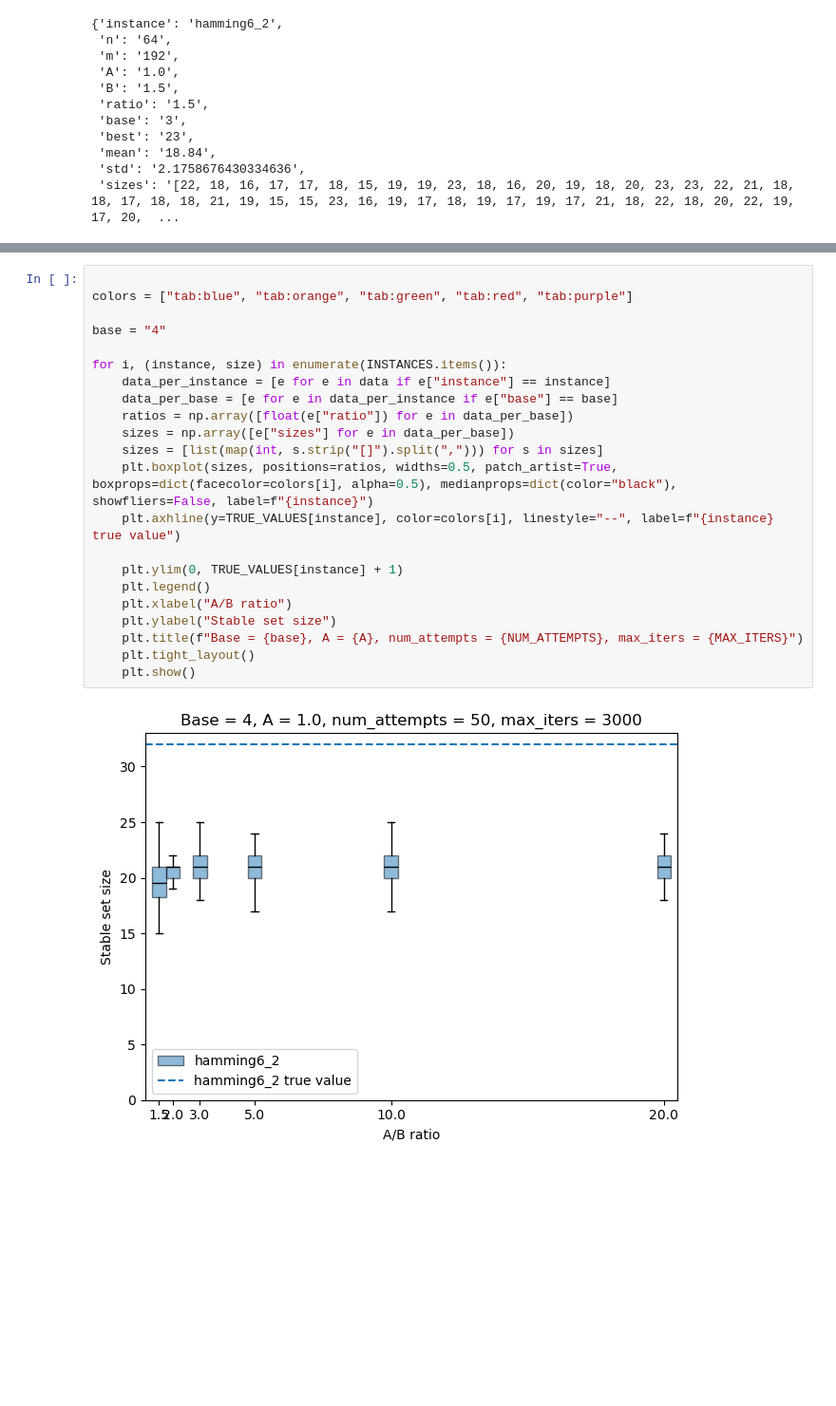
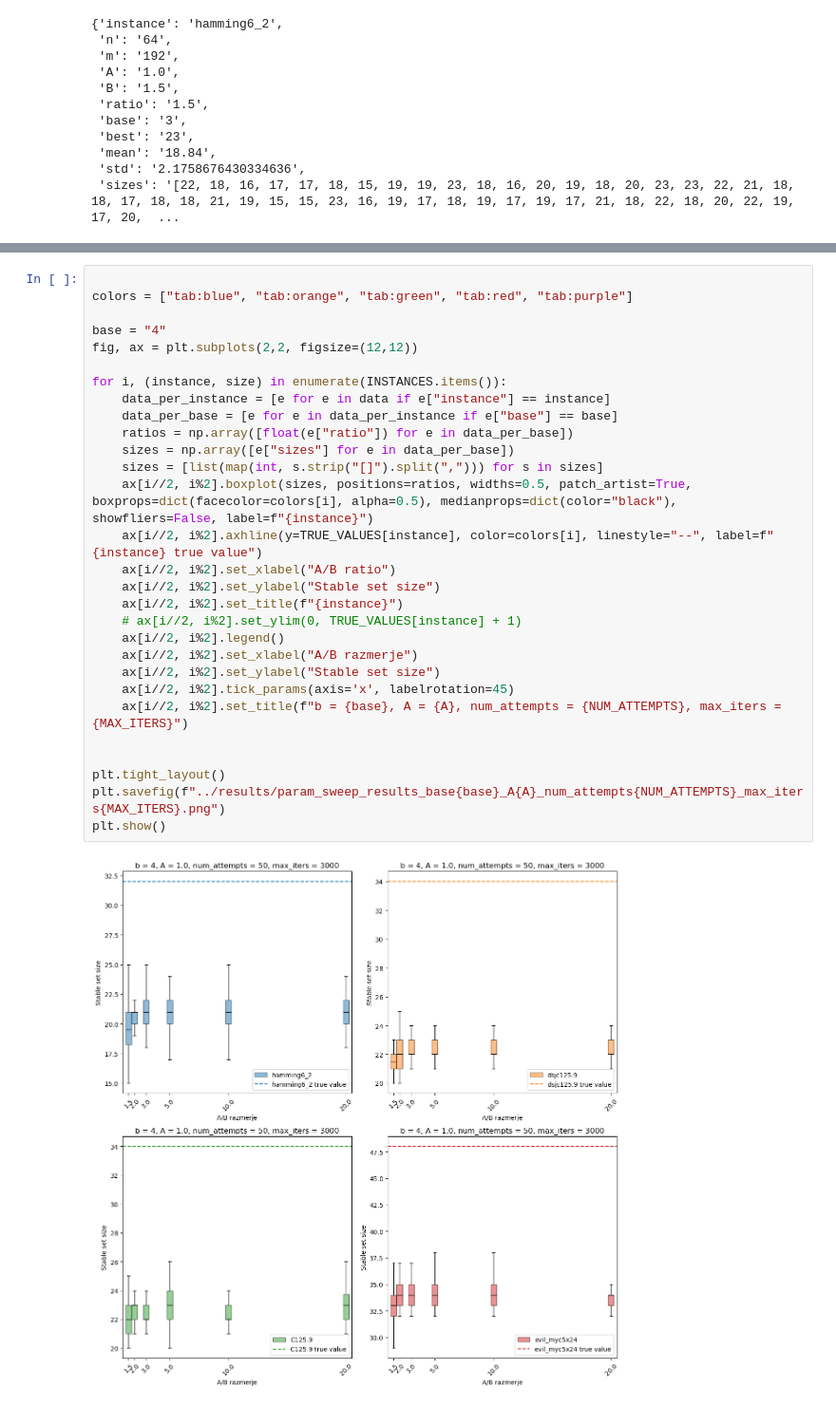
Before and after one commit to serjoza0/petford-welsh-qubo, a Jupyter notebook: analysis/analysis.ipynb, the cells around one changed output, grey strips where cells are left out. Shown at 95% size. Cells and saved outputs as stored; diff of their text form; blank space fills up the shorter version.

```diff
--- a/analysis/analysis.ipynb
+++ b/analysis/analysis.ipynb
@@ -82,24 +83,31 @@ for i, (instance, size) in enumerate(INSTANCES.items()):
 # %%
 
 colors = ["tab:blue", "tab:orange", "tab:green", "tab:red", "tab:purple"]
 
 base = "4"
+fig, ax = plt.subplots(2,2, figsize=(12,12))
 
 for i, (instance, size) in enumerate(INSTANCES.items()):
     data_per_instance = [e for e in data if e["instance"] == instance]
     data_per_base = [e for e in data_per_instance if e["base"] == base]
     ratios = np.array([float(e["ratio"]) for e in data_per_base])
     sizes = np.array([e["sizes"] for e in data_per_base])
     sizes = [list(map(int, s.strip("[]").split(","))) for s in sizes]
-    plt.boxplot(sizes, positions=ratios, widths=0.5, patch_artist=True, boxprops=dict(facecolor=colors[i], alpha=0.5), medianprops=dict(color="black"), showfliers=False, label=f"{instance}")
-    plt.axhline(y=TRUE_VALUES[instance], color=colors[i], linestyle="--", label=f"{instance} true value")
+    ax[i//2, i%2].boxplot(sizes, positions=ratios, widths=0.5, patch_artist=True, boxprops=dict(facecolor=colors[i], alpha=0.5), medianprops=dict(color="black"), showfliers=False, label=f"{instance}")
+    ax[i//2, i%2].axhline(y=TRUE_VALUES[instance], color=colors[i], linestyle="--", label=f"{instance} true value")
+    ax[i//2, i%2].set_xlabel("A/B ratio")
+    ax[i//2, i%2].set_ylabel("Stable set size")
+    ax[i//2, i%2].set_title(f"{instance}")
+    # ax[i//2, i%2].set_ylim(0, TRUE_VALUES[instance] + 1)
+    ax[i//2, i%2].legend()
+    ax[i//2, i%2].set_xlabel("A/B razmerje")
+    ax[i//2, i%2].set_ylabel("Stable set size")
+    ax[i//2, i%2].tick_params(axis='x', labelrotation=45)
+    ax[i//2, i%2].set_title(f"b = {base}, A = {A}, num_attempts = {NUM_ATTEMPTS}, max_iters = {MAX_ITERS}")
 
-    plt.ylim(0, TRUE_VALUES[instance] + 1)
-    plt.legend()
-    plt.xlabel("A/B ratio")
-    plt.ylabel("Stable set size")
-    plt.title(f"Base = {base}, A = {A}, num_attempts = {NUM_ATTEMPTS}, max_iters = {MAX_ITERS}")
-    plt.tight_layout()
-    plt.show()
+
+plt.tight_layout()
+plt.savefig(f"../results/param_sweep_results_base{base}_A{A}_num_attempts{NUM_ATTEMPTS}_max_iters{MAX_ITERS}.png")
+plt.show()
 # %% [output]
-[figure, old version]
+[figure, new version]
```
Also changed, not shown: parts of 4 cells of this notebook, 6 other files.
